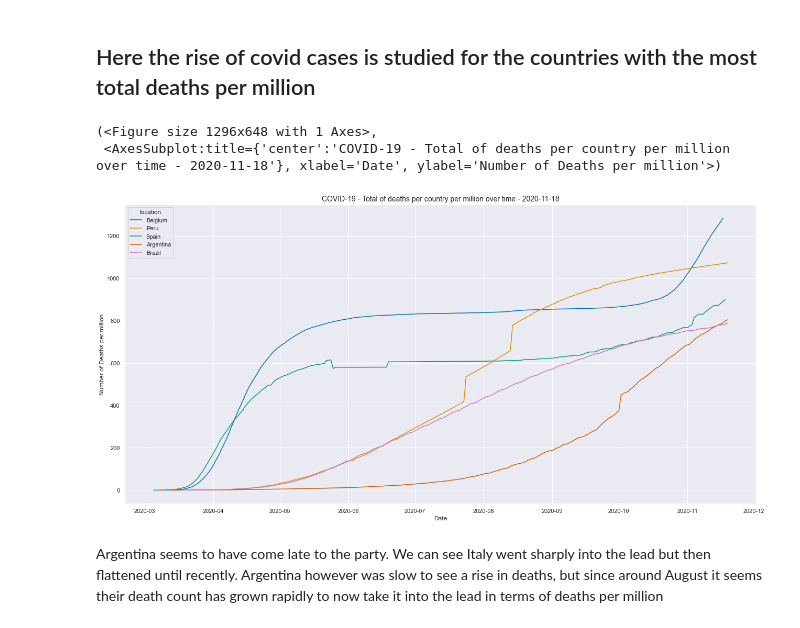
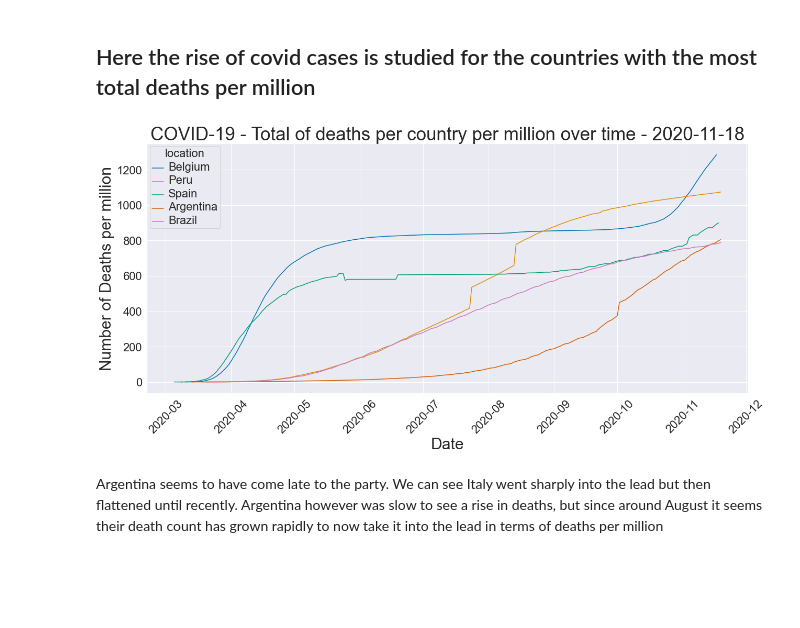
Before and after one commit to lee-hodg/Covid19Study, a Jupyter notebook: CovidStudy.ipynb, the cells around one changed output. Drawn from its saved outputs; the diff is of its cells as text; code cells hidden in the pictures; blank space fills up the shorter version.

```diff
--- a/CovidStudy.ipynb
+++ b/CovidStudy.ipynb
@@ -188,9 +188,9 @@ def plot_fig(x_name, y_name, data, title, x_label, y_label, plot_type='bar', out
         ax = sns.barplot(x=x_name, y=y_name, data=data, palette=palette)
     else:
         ax = sns.lineplot(x=x_name, y=y_name, data=data, palette=palette, hue=hue);
-    ax.set_title(title, fontsize=14)
-    ax.set_xlabel(x_label)
-    ax.set_ylabel(y_label)
+    ax.set_title(title, fontsize=35)
+    ax.set_xlabel(x_label, fontsize=30)
+    ax.set_ylabel(y_label, fontsize=30)
     plt.tight_layout()
     if output_file_name is not None:
         plt.savefig(output_file_name)
@@ -417,17 +431,22 @@ The UK had an initial sharp rise in death count, but appeared to flatten out aro
 # %%
 top_evo_death_per_m = df.copy()
 top_deaths_country_names = list(top_deaths_per_m.iloc[:5]['location'].values)
 
 top_evo_death_per_m.set_index('location', inplace = True)
 top_evo_death_per_m = top_evo_death_per_m.loc[top_deaths_country_names]
 top_evo_death_per_m = top_evo_death_per_m.reset_index()
 
-plot_fig('date', 'total_deaths_per_million', top_evo_death_per_m, f'COVID-19 - Total of deaths per country per million over time - {today}', 'Date',
-         'Number of Deaths per million', plot_type='line', hue='location', palette='colorblind', output_file_name='covid_evo_deaths_per_million.png')
+fig, ax = plot_fig('date', 'total_deaths_per_million', top_evo_death_per_m, f'COVID-19 - Total of deaths per country per million over time - {today}', 'Date',
+                   'Number of Deaths per million', plot_type='line', hue='location', palette='colorblind', output_file_name='covid_evo_deaths_per_million.png')
+plt.setp(ax.get_legend().get_texts(), fontsize='22') # for legend text
+plt.setp(ax.get_legend().get_title(), fontsize='22') # for legend title
+plt.xticks(rotation=45)
+# We change the fontsize of minor ticks label
+ax.tick_params(axis='both', which='major', labelsize=22)
+plt.tight_layout()
+plt.savefig('covid_evo_deaths_per_million.png')
 # %% [output]
-(<Figure size 1296x648 with 1 Axes>,
- <AxesSubplot:title={'center':'COVID-19 - Total of deaths per country per million over time - 2020-11-18'}, xlabel='Date', ylabel='Number of Deaths per million'>)
-[figure, old version]
+[figure, new version]
 # %% [markdown]
 Argentina seems to have come late to the party. We can see Italy went sharply into the lead but then flattened until recently. Argentina however was slow to see a rise in deaths, but since around August it seems their death count has grown rapidly to now take it into the lead in terms of deaths per million
 # %% [markdown]
```
Also changed, not shown: parts of 4 cells of this notebook, 5 other files.
